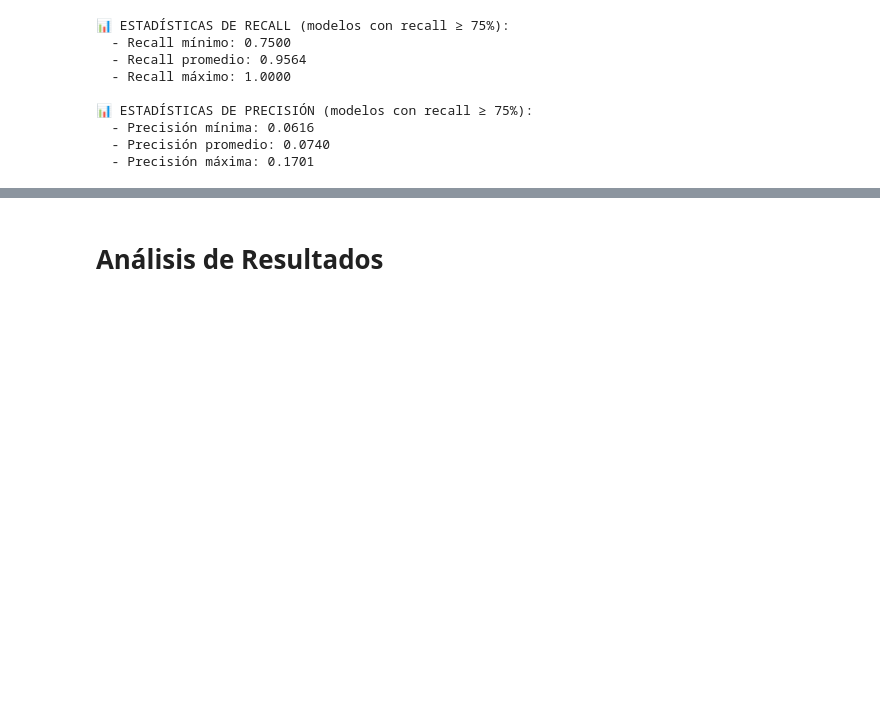
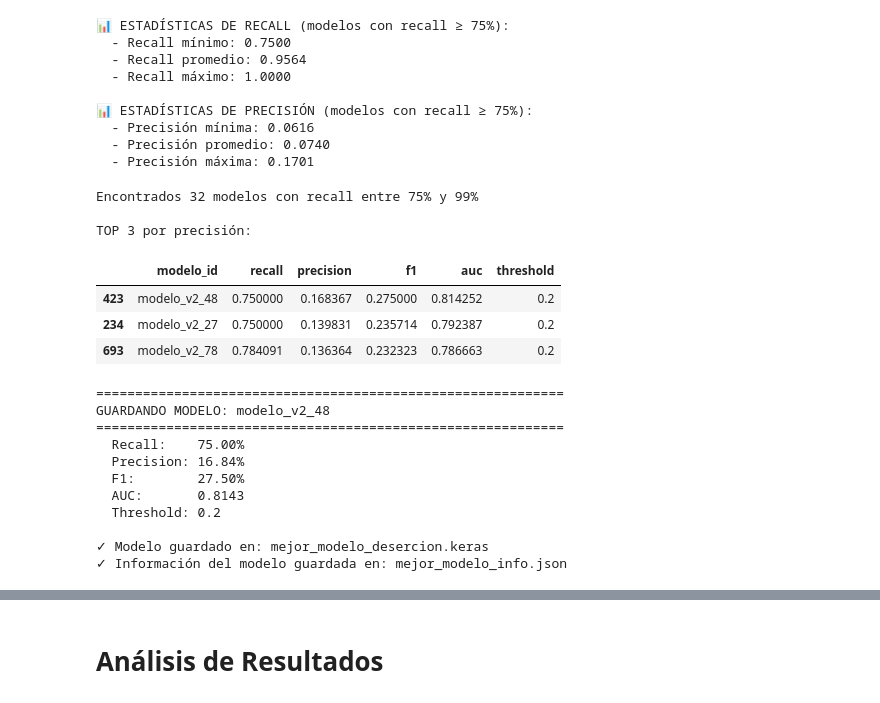
Before and after one commit to Clauelenar10/dashboard-desercion-estudiantil, a Jupyter notebook: modelocode.ipynb, the cells around one changed output, grey strips where cells are left out. Drawn from its saved outputs; the diff is of its cells as text; code cells hidden in the pictures; blank space fills up the shorter version.

```diff
--- a/modelocode.ipynb
+++ b/modelocode.ipynb
@@ -601,3 +601,77 @@ MODELOS CON RECALL ≥ 75%: 735 configuraciones
   - Precisión mínima: 0.0616
   - Precisión promedio: 0.0740
   - Precisión máxima: 0.1701
+# %%
+# Guardar el mejor modelo con recall >= 75%
+import json
+
+# Eliminar duplicados primero
+df_unique = df_recall_75.drop_duplicates(subset=['modelo_id']).copy()
+
+# Filtrar modelos con recall >= 75% pero < 100%
+# Y ordenar por PRECISIÓN (queremos maximizar precisión con recall >= 75%)
+df_balanced = df_unique[(df_unique['recall'] >= 0.75) & (df_unique['recall'] < 1.0)].copy()
+df_balanced = df_balanced.sort_values('precision', ascending=False)
+
+print(f"Encontrados {len(df_balanced)} modelos con recall entre 75% y 99%")
+print("\nTOP 3 por precisión:")
+display(df_balanced.head(3)[['modelo_id', 'recall', 'precision', 'f1', 'auc', 'threshold']])
+
+# Tomar el mejor por precisión
+mejor_modelo_id = df_balanced.iloc[0]['modelo_id']
+mejor_modelo_dict = modelos_entrenados_v2[mejor_modelo_id]
+modelo_row = df_balanced.iloc[0]
+
+print(f"\n{'='*60}")
+print(f"GUARDANDO MODELO: {mejor_modelo_id}")
+print(f"{'='*60}")
+print(f"  Recall:    {modelo_row['recall']:.2%}")
+print(f"  Precision: {modelo_row['precision']:.2%}")
+print(f"  F1:        {modelo_row['f1']:.2%}")
+print(f"  AUC:       {modelo_row['auc']:.4f}")
+print(f"  Threshold: {modelo_row['threshold']}")
+
+# El modelo está dentro del diccionario
+modelo_obj = mejor_modelo_dict['modelo']
+
+# Guardar el modelo
+modelo_obj.save('mejor_modelo_desercion.keras')
+print("\n✓ Modelo guardado en: mejor_modelo_desercion.keras")
+
+# Actualizar el archivo de información del modelo
+mejor_info = {
+    'modelo_id': mejor_modelo_id,
+    'recall': float(modelo_row['recall']),
+    'precision': float(modelo_row['precision']),
+    'f1': float(modelo_row['f1']),
+    'auc': float(modelo_row['auc']),
+    'arquitectura': modelo_row['arquitectura'],
+    'muestreo': modelo_row['muestreo'],
+    'threshold': float(modelo_row['threshold']),
+    'dropout': float(modelo_row['dropout']),
+    'score_custom': float(modelo_row['score_custom'])
+}
+
+with open('mejor_modelo_info.json', 'w') as f:
+    json.dump(mejor_info, f, indent=2)
+
+print("✓ Información del modelo guardada en: mejor_modelo_info.json")
+# %% [output]
+Encontrados 32 modelos con recall entre 75% y 99%
+
+TOP 3 por precisión:
+|  | modelo_id | recall | precision | f1 | auc | threshold |
+| 423 | modelo_v2_48 | 0.750000 | 0.168367 | 0.275000 | 0.814252 | 0.2 |
+| 234 | modelo_v2_27 | 0.750000 | 0.139831 | 0.235714 | 0.792387 | 0.2 |
+| 693 | modelo_v2_78 | 0.784091 | 0.136364 | 0.232323 | 0.786663 | 0.2 |
+============================================================
+GUARDANDO MODELO: modelo_v2_48
+============================================================
+  Recall:    75.00%
+  Precision: 16.84%
+  F1:        27.50%
+  AUC:       0.8143
+  Threshold: 0.2
+
+✓ Modelo guardado en: mejor_modelo_desercion.keras
+✓ Información del modelo guardada en: mejor_modelo_info.json
```
Also changed, not shown: parts of 2 cells of this notebook, 3 other files.
